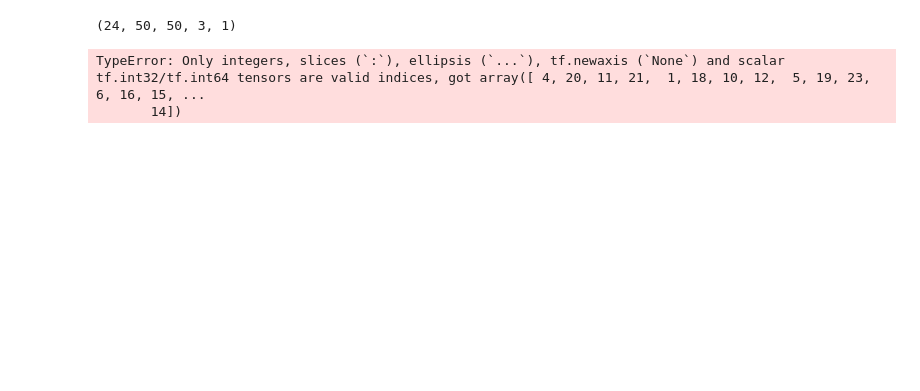
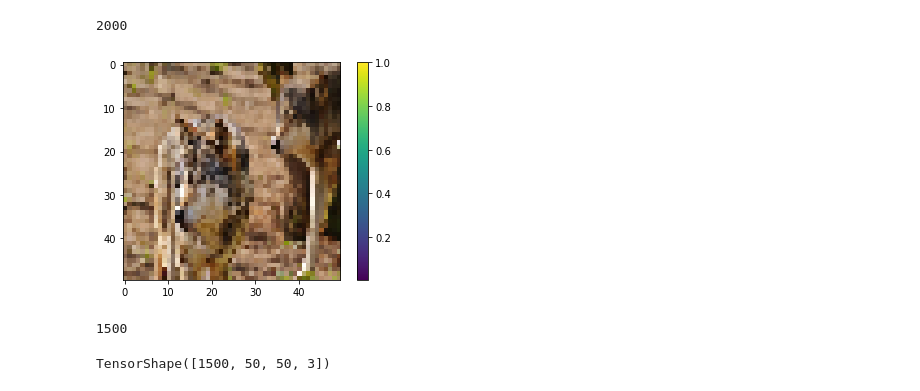
Before and after one commit to PatrikHubster/wolf-vs-wolfhound, a Jupyter notebook: wolf-vs-wolfhound.ipynb, the cells around one changed output. Cells and saved outputs as stored; diff of their text form; code cells hidden in the pictures; blank space fills up the shorter version.

```diff
--- a/wolf-vs-wolfhound.ipynb
+++ b/wolf-vs-wolfhound.ipynb
@@ -14,7 +15,6 @@ labels = [] # dogs = 1 # wolfs = 0
 
 for root, dirs, files in os.walk('data'):
     for name in files:
-        if name.split('.')[1] == 'jpeg':
             file_name = os.path.join(root, name)
             labels.append(int('dogs' in file_name))
             image = cv2.imread(file_name, cv2.IMREAD_COLOR)
@@ -26,6 +26,11 @@ with open('dog_wolf_files.sav', 'wb') as outfile:
 # %%
 with open('dog_wolf_files.sav', 'rb') as infile:
     labels, images = pickle.load(infile)
+# %%
+len(labels)
+len(images)
+# %% [output]
+2000
 # %%
 class ImageScaler:
     def __init__(self, width, height):
@@ -35,21 +40,26 @@ class ImageScaler:
     def scale(self, images):
         if type(images) is list:
             image_list = [self.scale(image) for image in images]
-            return tf.reshape(np.array(image_list), [-1, self.width, self.height, 3, 1]) # TODO: manage channel number prettier
+            return image_list
         else:
-            return cv2.resize(images, (self.height, self.width)) # TODO: resize from [0..255] to [0..1]
+            resized_image = cv2.resize(images, (self.height, self.width))
+            return resized_image / 255.0
 # %%
 scaler = ImageScaler(width=50, height=50)
 scaled_images = scaler.scale(images)
-# %%
-np.array(scaled_images).shape
-# %% [output]
-(24, 50, 50, 3, 1)
 # %%
 train_images, test_images, train_labels, test_labels = train_test_split(scaled_images, labels, shuffle=True)
-# TODO: test different ratios
-# %% [output]
-TypeError: Only integers, slices (`:`), ellipsis (`...`), tf.newaxis (`None`) and scalar tf.int32/tf.int64 tensors are valid indices, got array([ 4, 20, 11, 21,  1, 18, 10, 12,  5, 19, 23,  6, 16, 15, ...
-       14])
+# %%
+plt.figure()
+plt.imshow(test_images[0])
+plt.colorbar()
+plt.grid(False)
+plt.show()
+# %% [output]
+[figure, added]
+# %%
+len(train_images)
+# %% [output]
+1500
 # %%
 model = keras.Sequential([
@@ -65,0 +78,4 @@ model.fit(scaled_images, np.array(train_labels), epochs=10)
+# %%
+train_images.shape
+# %% [output]
+TensorShape([1500, 50, 50, 3])
```
Also changed, not shown: parts of 11 cells of this notebook, 2 other files.
